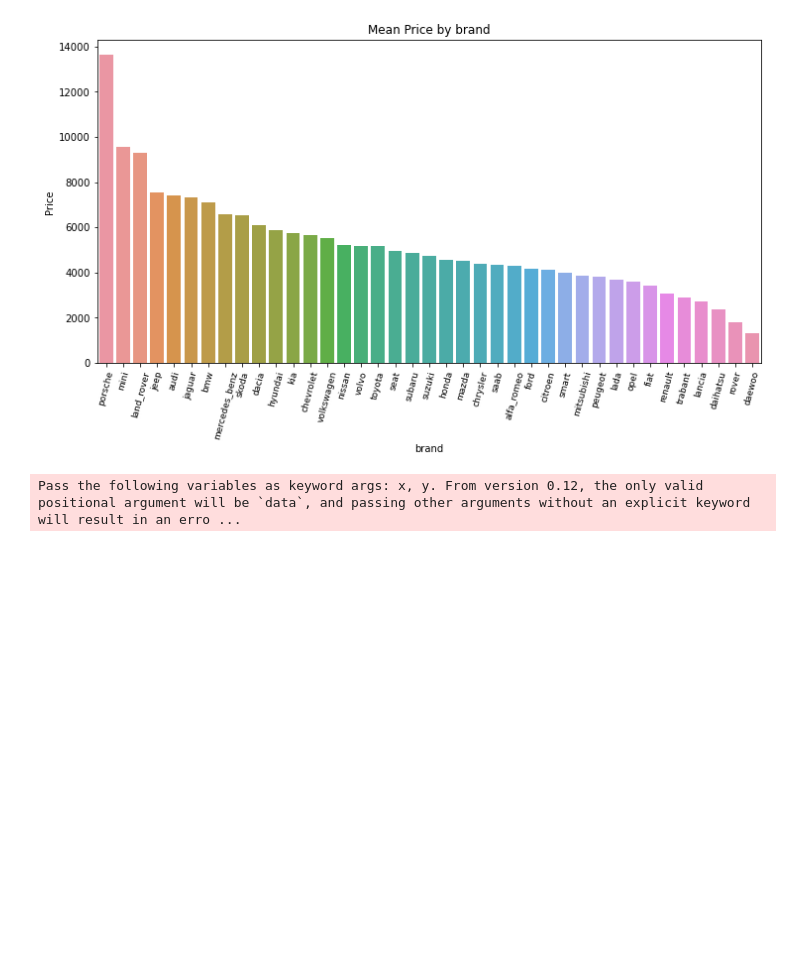
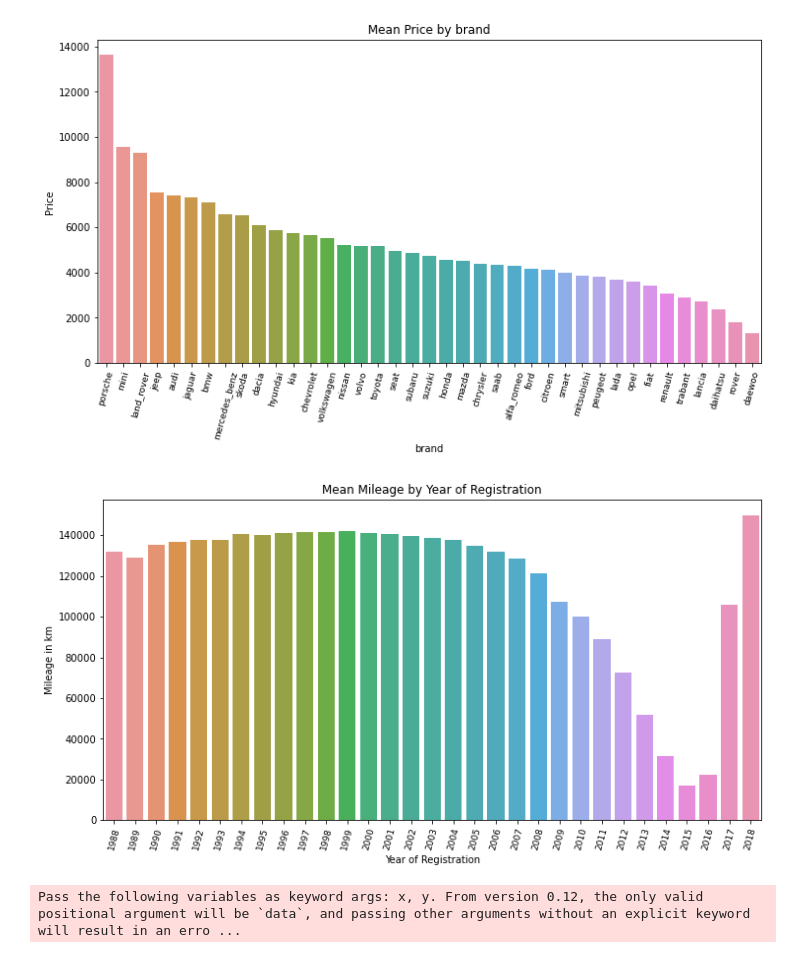
Before and after one commit to ronoevan/Mid-term-Project, a Jupyter notebook: EvansFestus_Mid_Term_Project.ipynb, the cells around one changed output. Saved outputs shown, nothing was run; the diff lists cells and outputs as text; code cells hidden in the pictures; blank space fills up the shorter version.

```diff
--- a/EvansFestus_Mid_Term_Project.ipynb
+++ b/EvansFestus_Mid_Term_Project.ipynb
@@ -1307,6 +1357,23 @@ plt.show()
 # %% [output]
 Pass the following variables as keyword args: x, y. From version 0.12, the only valid positional argument will be `data`, and passing other arguments without an explicit keyword will result in an erro ...
 [figure]
+# %%
+mean_prices = df.groupby('year_registration')['mileage_km'].mean().sort_values(ascending=False)
+plt.figure(figsize=(12, 6))
+# create a bar chart of the mean prices for each fuel type
+#plt.bar(mean_prices.index, mean_prices.values)
+sns.barplot(mean_prices.index, mean_prices.values)
+# set the chart title and axis labels
+plt.title("Mean Mileage by Year of Registration")
+plt.xlabel("Year of Registration")
+plt.ylabel("Mileage in km")
+
+plt.xticks(rotation=75, size=9)#"vertical"
+
+# display the chart
+plt.show()
+# %% [output]
+[figure, added]
 # %%
 mean_prices = df.groupby('brand')['price_eur'].sum().sort_values(ascending=False)#.index.values
 plt.figure(figsize=(12, 6))
```
Also changed, not shown: parts of 26 cells of this notebook.
